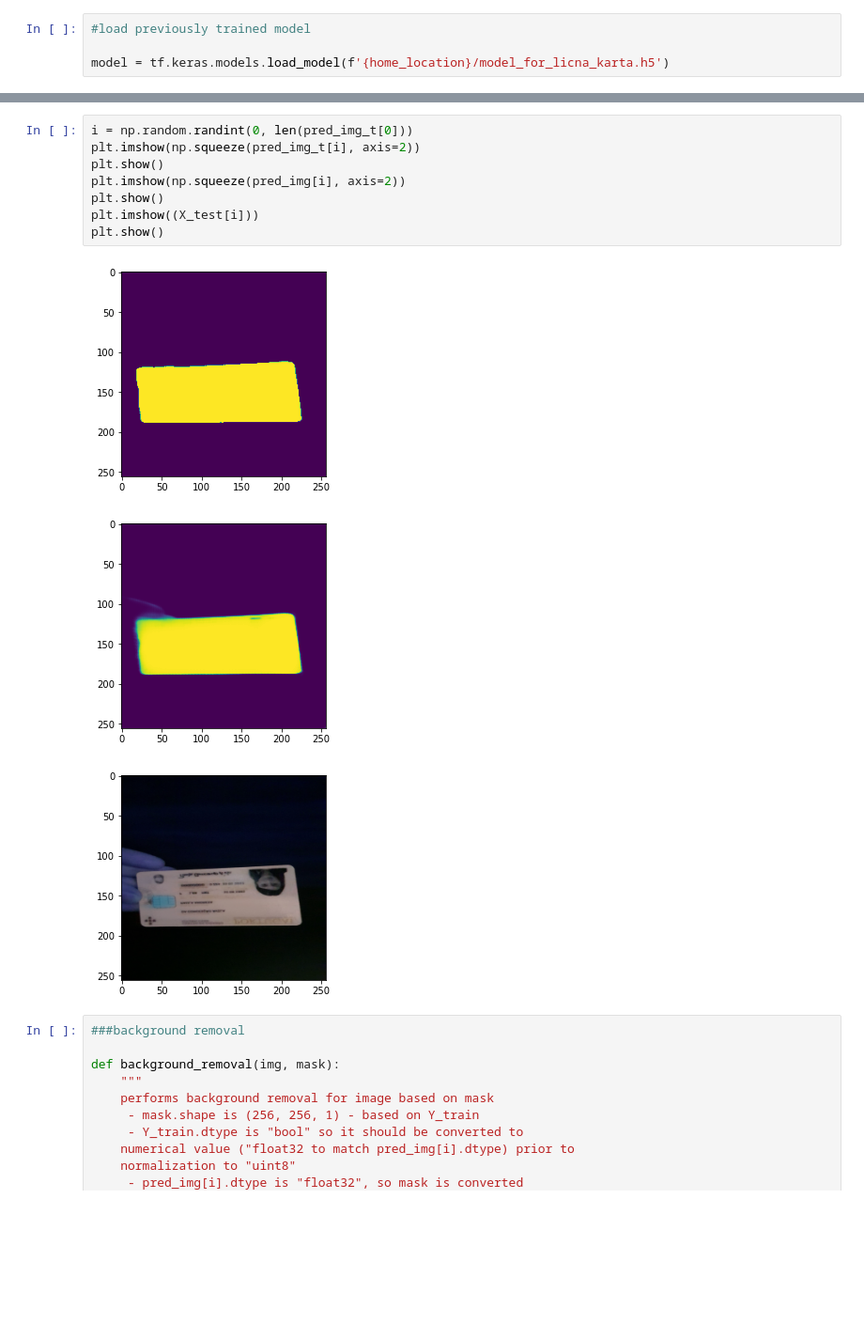
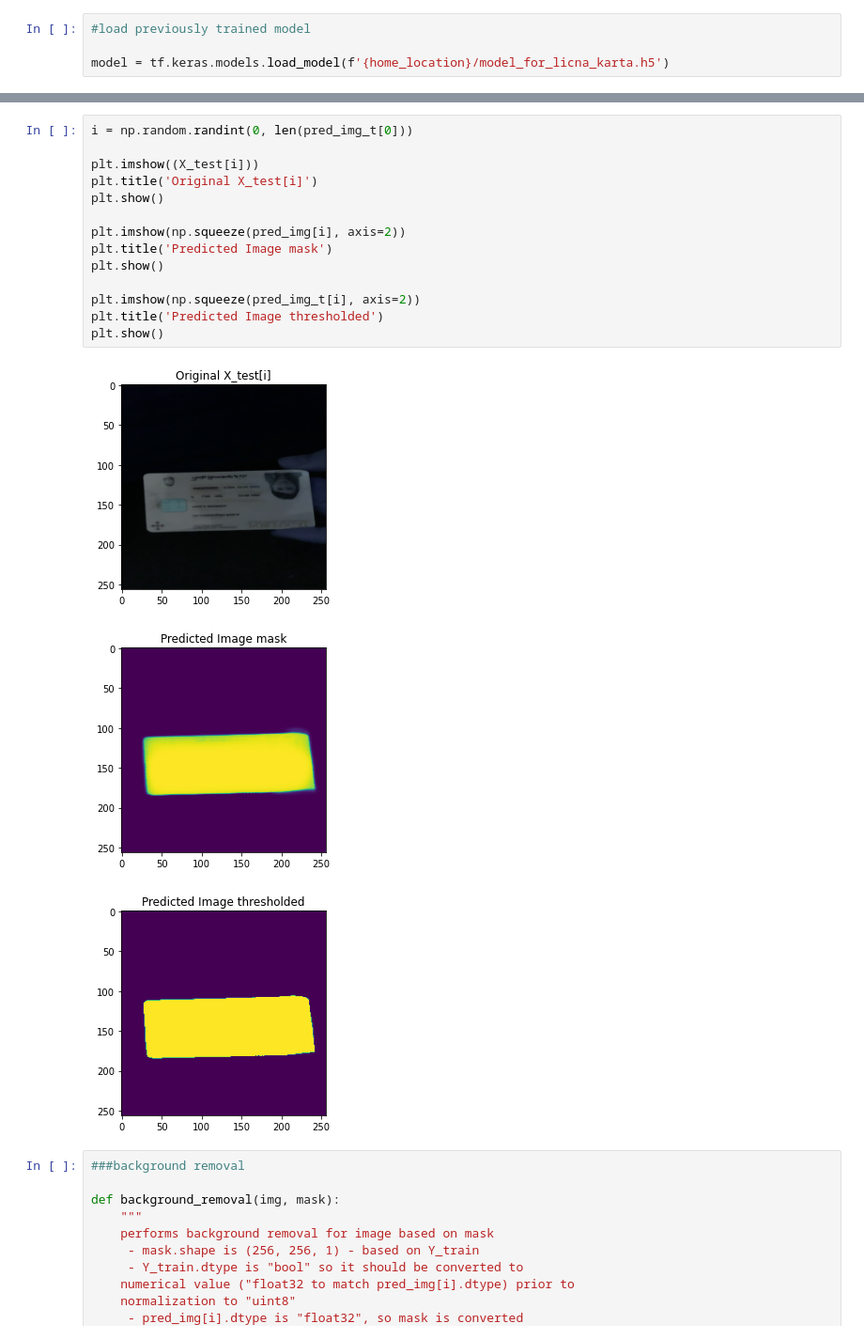
Before and after one commit to fataleror/id_verification, a Jupyter notebook: image_segmentation_licna_karta_v1.0_git.ipynb, the cells around one changed output, grey strips where cells are left out. Shown at 94% size. Saved outputs shown, nothing was run; the diff lists cells and outputs as text; blank space fills up the shorter version.

Commit message:
minor - cleaner output of predicted mask

```diff
--- a/image_segmentation_licna_karta_v1.0_git.ipynb
+++ b/image_segmentation_licna_karta_v1.0_git.ipynb
@@ -371,15 +361,21 @@ pred_img_t = (pred_img>0.5).astype(np.bool)
 # %%
 i = np.random.randint(0, len(pred_img_t[0]))
+
+plt.imshow((X_test[i]))
+plt.title('Original X_test[i]')
+plt.show()
+
+plt.imshow(np.squeeze(pred_img[i], axis=2))
+plt.title('Predicted Image mask')
+plt.show()
+
 plt.imshow(np.squeeze(pred_img_t[i], axis=2))
+plt.title('Predicted Image thresholded')
 plt.show()
-plt.imshow(np.squeeze(pred_img[i], axis=2))
-plt.show()
-plt.imshow((X_test[i]))
-plt.show()
 # %% [output]
-[figure, old version]
+[figure, new version]
-[figure, old version]
+[figure, new version]
-[figure, old version]
+[figure, new version]
 # %%
 ###background removal
 
```
Also changed, not shown: parts of 5 cells of this notebook.
